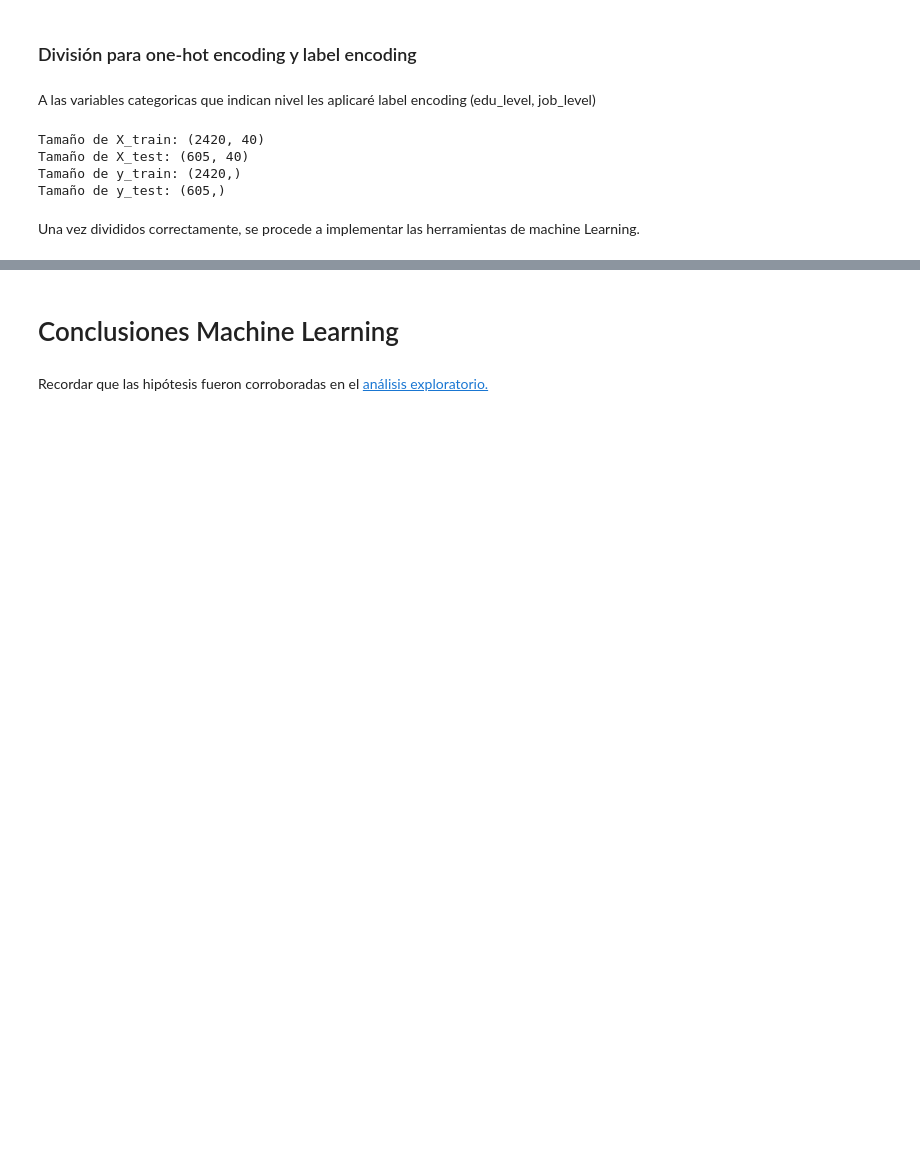
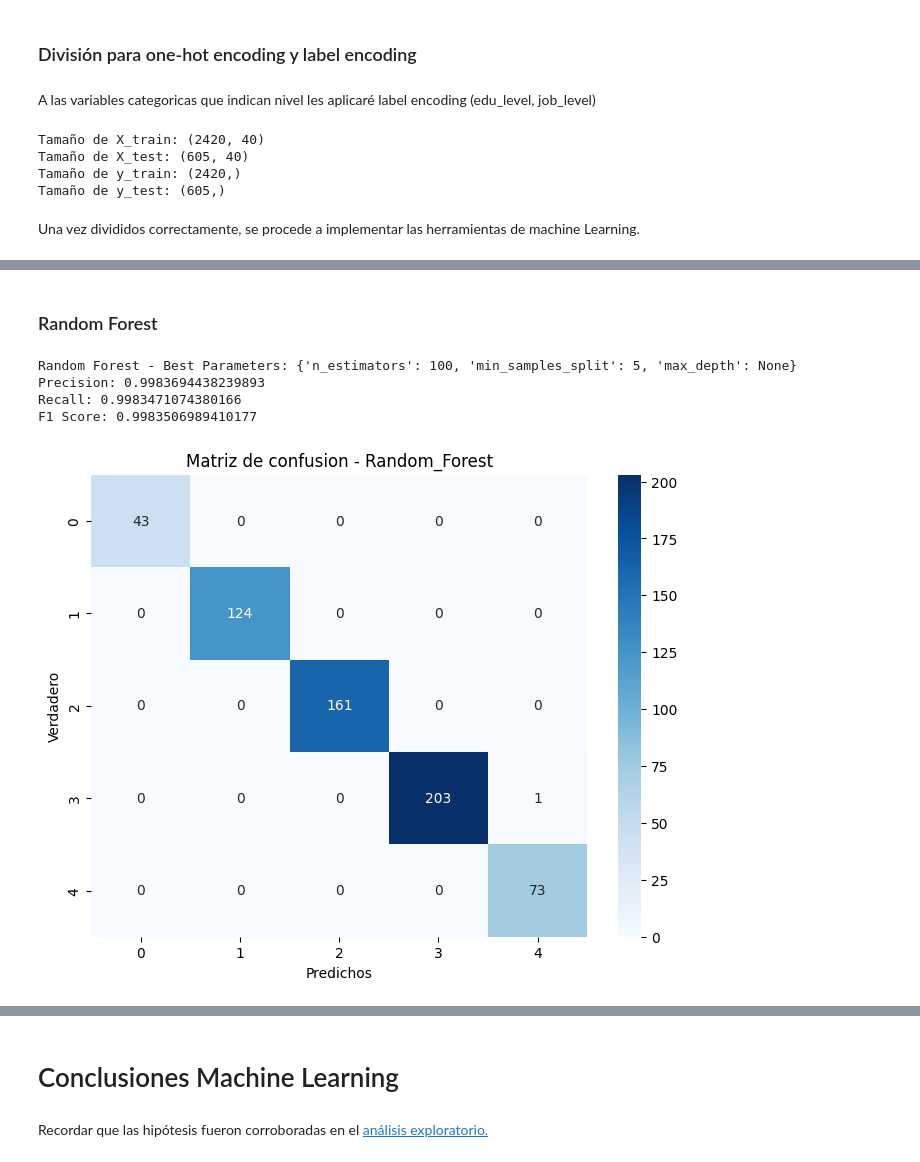
Before and after one commit to JoseChirif/Estudios-y-empleabilidad-Encuesta-kaggle, a Jupyter notebook: Estudios y empleabilidad.ipynb, the cells around one changed output, grey strips where cells are left out. Drawn from its saved outputs; the diff is of its cells as text; code cells hidden in the pictures; blank space fills up the shorter version.

```diff
--- a/Estudios y empleabilidad.ipynb
+++ b/Estudios y empleabilidad.ipynb
@@ -1651,0 +1026,32 @@ plt.show()
+# %% [markdown]
+### Random Forest
+# %%
+## RANDOM FOREST
+# Hiperparámetros
+param_grid = {
+    'n_estimators': [50, 100, 200],
+    'max_depth': [10, 20, 30, None],
+    'min_samples_split': [2, 5, 10]
+}
+
+# Optimización
+forest = RandomForestClassifier(random_state=42)
+grid_search_forest = RandomizedSearchCV(forest, param_distributions=param_grid, n_iter=10, scoring='f1_weighted', cv=5, random_state=42)
+grid_search_forest.fit(X_train_scaled, y_train)
+best_forest = grid_search_forest.best_estimator_
+
+# Predicción y evaluación
+y_pred_forest = best_forest.predict(X_test_scaled)
+print("Random Forest - Best Parameters:", grid_search_forest.best_params_)
+print("Precision:", precision_score(y_test, y_pred_forest, average="weighted"))
+print("Recall:", recall_score(y_test, y_pred_forest, average="weighted"))
+print("F1 Score:", f1_score(y_test, y_pred_forest, average="weighted"))
+
+# Matriz de confusión
+plot_matrix(y_test, y_pred_forest, job_levels, "Random_Forest")
+# %% [output]
+Random Forest - Best Parameters: {'n_estimators': 100, 'min_samples_split': 5, 'max_depth': None}
+Precision: 0.9983694438239893
+Recall: 0.9983471074380166
+F1 Score: 0.9983506989410177
+[figure, added]
```
Also changed, not shown: parts of 77 cells of this notebook, 1 other file.
